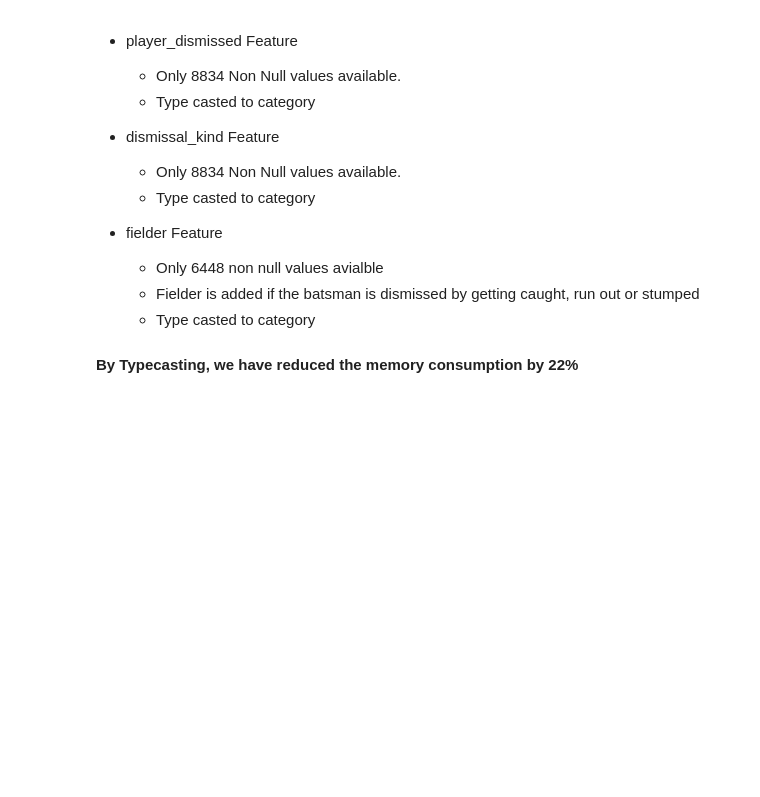
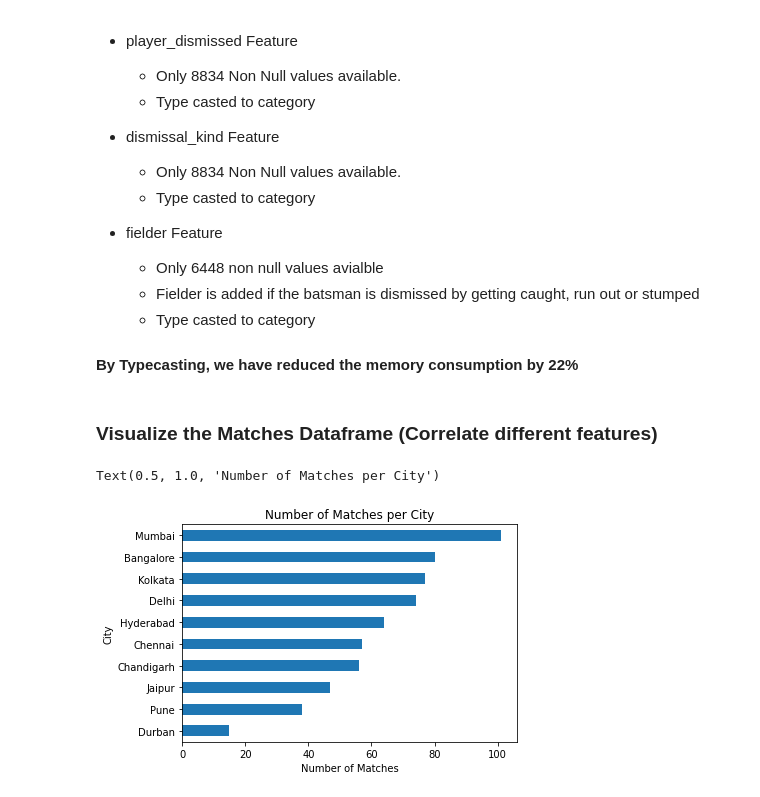
Before and after one commit to djsbalakrishnan/IPL-Analytics, a Jupyter notebook: Analyze IPL Data.ipynb, the cells around one changed output. Cells and saved outputs as stored; diff of their text form; code cells hidden in the pictures; blank space fills up the shorter version.

Commit message:
Added graphical interface for Matches

```diff
--- a/Analyze IPL Data.ipynb
+++ b/Analyze IPL Data.ipynb
@@ -665,3 +693,16 @@ Name: dismissal_kind, dtype: int64
     - Type casted to category
 
 #### By Typecasting, we have reduced the memory consumption by 22%
+# %% [markdown]
+### Visualize the Matches Dataframe (Correlate different features)
+# %%
+# Number of Matches per City
+
+count_matches_in_city = matches_df["city"].value_counts()[:10].sort_values()
+count_matches_in_city.plot(kind="barh")
+plt.xlabel("Number of Matches")
+plt.ylabel("City")
+plt.title("Number of Matches per City")
+# %% [output]
+Text(0.5, 1.0, 'Number of Matches per City')
+[figure, added]
```
Also changed, not shown: parts of 9 cells of this notebook.
